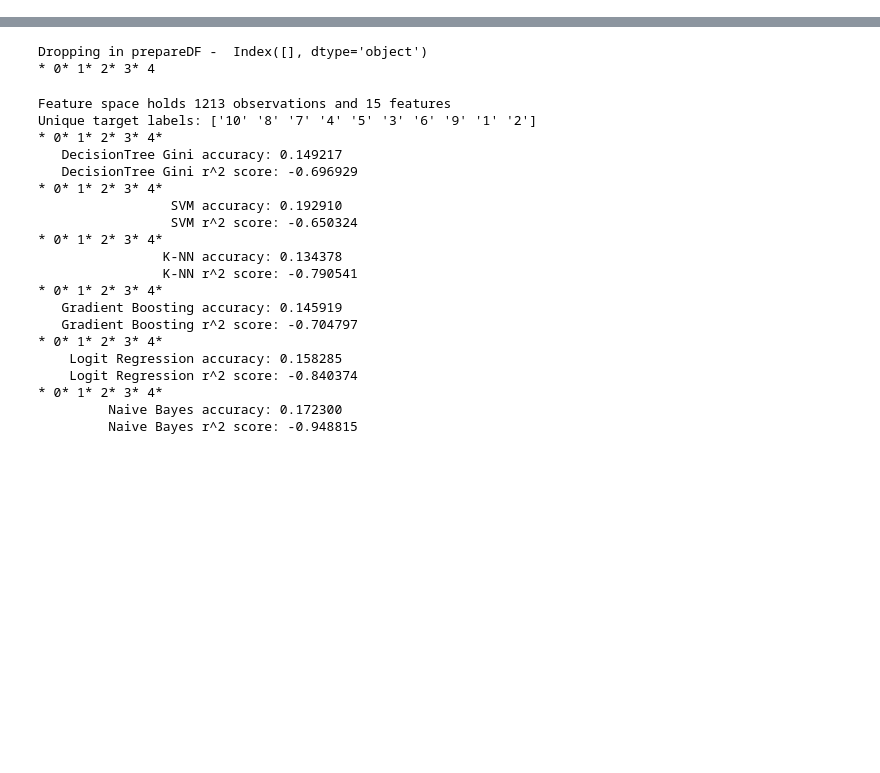
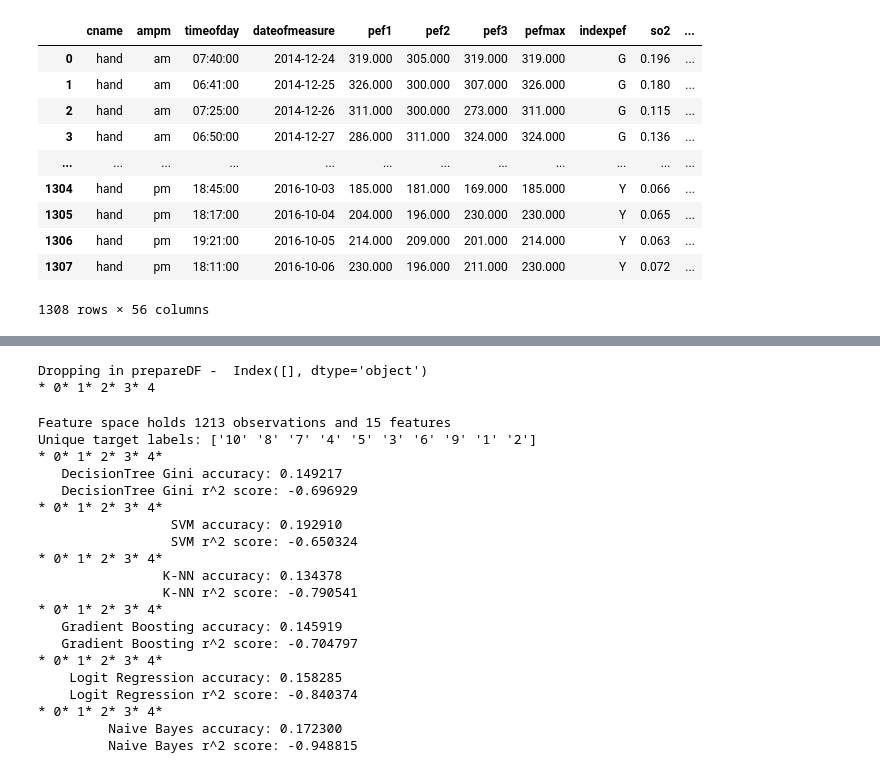
Before and after one commit to sada-narayanappa/Notebooks, a Jupyter notebook: SCHAS/pef/hand_classify.ipynb, the cells around one changed output, grey strips where cells are left out. Drawn from its saved outputs; the diff is of its cells as text; code cells hidden in the pictures; blank space fills up the shorter version.

```diff
--- a/SCHAS/pef/hand_classify.ipynb
+++ b/SCHAS/pef/hand_classify.ipynb
@@ -33,7 +33,8 @@ kuky="http://www.smartconnectedhealth.org/aura/webroot/db.jsp?q=SELECT%20*%20FRO
 fileName = hand;
 
 dfOriginal = LoadDataSet(fileName, checkForDateTime=False);
-displayDFs (dfOriginal, maxrows=3 )
+#displayDFs (dfOriginal, maxrows=3 )
 #for c in dfOriginal.columns: print (c,  end=', ')
+dfOriginal
 # %% [output]
 [interactive output not drawn]
@@ -41,3 +41,14 @@ displayDFs (dfOriginal, maxrows=3 )
+|  | cname | ampm | timeofday | dateofmeasure | pef1 | pef2 | pef3 | pefmax | indexpef | so2 | ... |
+| 0 | hand | am | 07:40:00 | 2014-12-24 | 319.000 | 305.000 | 319.000 | 319.000 | G | 0.196 | ... |
+| 1 | hand | am | 06:41:00 | 2014-12-25 | 326.000 | 300.000 | 307.000 | 326.000 | G | 0.180 | ... |
+| 2 | hand | am | 07:25:00 | 2014-12-26 | 311.000 | 300.000 | 273.000 | 311.000 | G | 0.115 | ... |
+| 3 | hand | am | 06:50:00 | 2014-12-27 | 286.000 | 311.000 | 324.000 | 324.000 | G | 0.136 | ... |
+| ... | ... | ... | ... | ... | ... | ... | ... | ... | ... | ... | ... |
+| 1304 | hand | pm | 18:45:00 | 2016-10-03 | 185.000 | 181.000 | 169.000 | 185.000 | Y | 0.066 | ... |
+| 1305 | hand | pm | 18:17:00 | 2016-10-04 | 204.000 | 196.000 | 230.000 | 230.000 | Y | 0.065 | ... |
+| 1306 | hand | pm | 19:21:00 | 2016-10-05 | 214.000 | 209.000 | 201.000 | 214.000 | Y | 0.063 | ... |
+| 1307 | hand | pm | 18:11:00 | 2016-10-06 | 230.000 | 196.000 | 211.000 | 230.000 | Y | 0.072 | ... |
+1308 rows × 56 columns
 # %%
 df=dfOriginal.copy()
 
```
Also changed, not shown: parts of 3 cells of this notebook.
